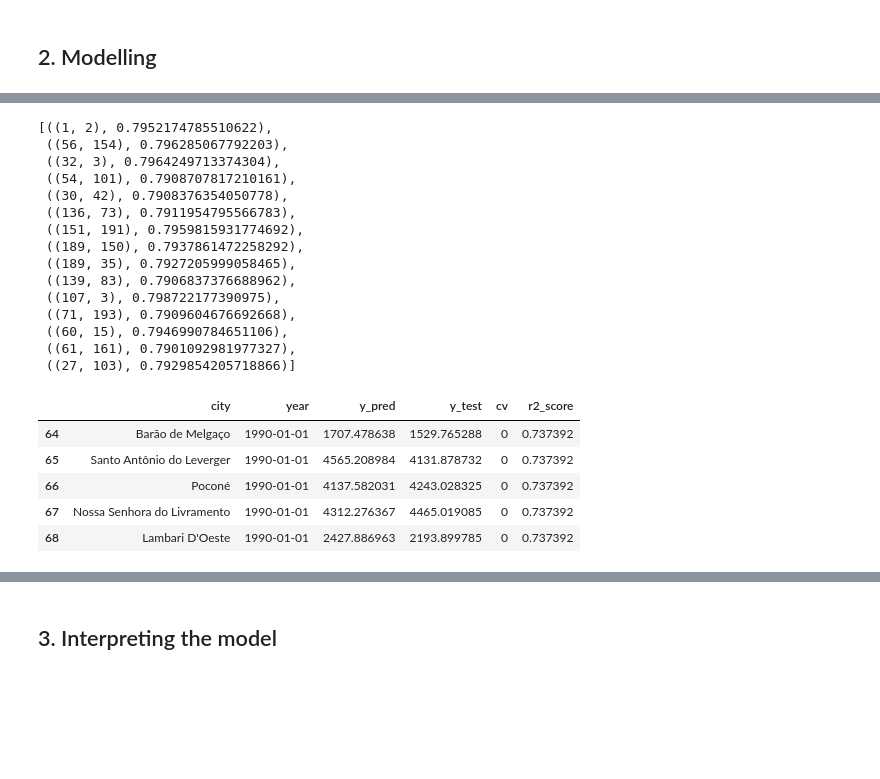
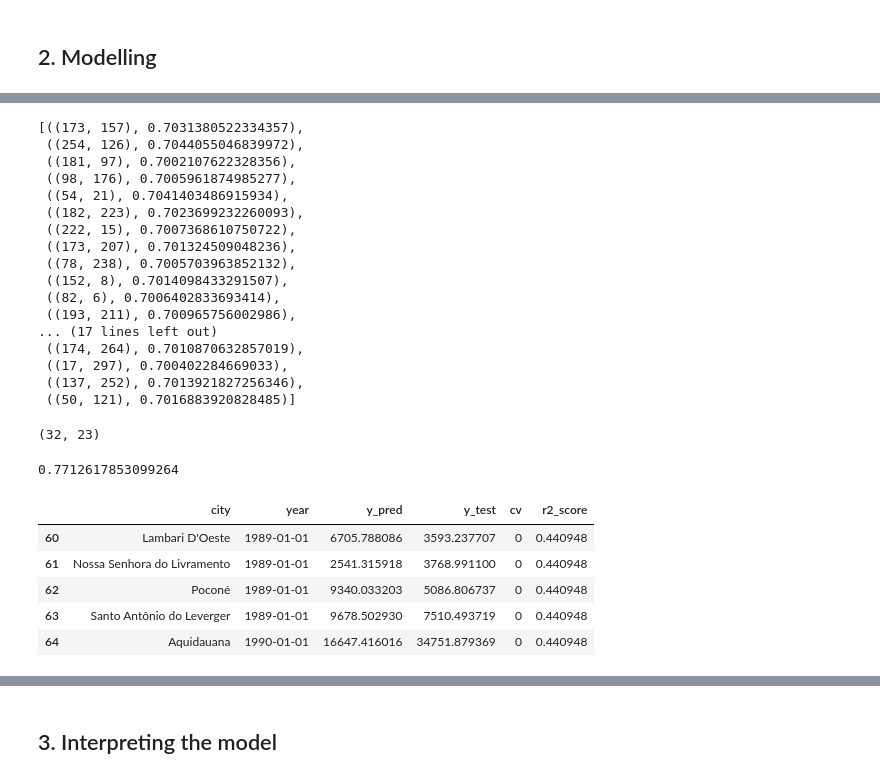
Before and after one commit to iglesiascaio/pantanal_deforestation, a Jupyter notebook: notebooks/model.ipynb, the cells around one changed output, grey strips where cells are left out. Saved outputs shown, nothing was run; the diff lists cells and outputs as text; code cells hidden in the pictures; blank space fills up the shorter version.

```diff
--- a/notebooks/model.ipynb
+++ b/notebooks/model.ipynb
@@ -322,4 +303,4 @@ df.T
 X = df.drop(columns=["deforestation_ha"])
 y = df["deforestation_ha"]
 # %%
-X = X.drop(columns=["city", "year"])
+X = X.drop(columns=["delta_ha", "delta_quantity_ton", "city", "year", "location_UF"])
@@ -327,7 +310,9 @@ X = X.drop(columns=["city", "year"])
 cat_vars_complete = [i for i in X .columns if X.dtypes[i] == 'object']
 num_vars_complete = [i for i in X.columns if X.dtypes[i] == 'float64' or X.dtypes[i] == 'int64']
 
-ignore_variables = [i for i in num_vars_complete if ("delta" in i or "law" in i or i in ["year"])]
+# ignore_variables = [i for i in num_vars_complete if ("delta" in i or "law" in i)]
+# X = X.drop(columns=ignore_variables)
+ignore_variables = []
 cat_vars = [element for element in cat_vars_complete if (element not in ignore_variables)]
 specific_vars = []
 num_vars = [element for element in num_vars_complete if (element != 'deforestation_ha' and element not in specific_vars + ignore_variables)]
@@ -416,7 +474,12 @@ def define_model(cv, type_model="rf", seed=1, random_state=2):
+# %%
+X = X[rel_cols]
 # %%
 from sklearn.model_selection import TimeSeriesSplit
-tscv = TimeSeriesSplit(n_splits=8)
+tscv = TimeSeriesSplit(n_splits=10)
 i = 0
+# seed = 159
+seed = 32
+random_state = 23
 # X = X.drop(columns=["year"])
 results_list = []
 for train_index, test_index in tscv.split(X):
@@ -429,8 +492,8 @@ for train_index, test_index in tscv.split(X):
     y_train, y_test = y.iloc[train_index], y.iloc[test_index]
 
     #define model
-    model_rf = define_model(tscv.split(X_train), type_model="rf")
-    model_xgb = define_model(tscv.split(X_train), type_model="xgb")
+    model_rf = define_model(tscv.split(X_train), type_model="rf", seed=seed, random_state=random_state)
+    model_xgb = define_model(tscv.split(X_train), type_model="xgb", seed=seed, random_state=random_state)
 
     #fit and predict values
     model_xgb.fit(X_train, y_train)
@@ -440,6 +503,9 @@ for train_index, test_index in tscv.split(X):
     result_dict["y_pred"] = y_pred
     result_dict["y_test"] = y_test
     result_dict["X_test"] = X_test
+    result_dict["r2_score"] = r2_score(y_test, y_pred)
+    result_dict["RMSE"] = mean_squared_error(y_test, y_pred, squared=False)
+    result_dict["MAE"] = mean_absolute_error(y_test, y_pred)
 
     results_list.append(result_dict)
 
@@ -448,6 +514,7 @@ for train_index, test_index in tscv.split(X):
     print(f"R2 Score: {r2_score(y_test, y_pred):.2%}")
     # print(f"RMSE: {np.sqrt(mean_squared_error(y_test, y_pred))}")
     print(f"R2 Score (Train): {r2_score(y_train, y_train_pred):.2%}")
-    print(f"Relative Error: {mean_squared_error(y_test, y_pred, squared=False)/np.mean(y_test):.2%}")
+    print(f"RMSE: {mean_squared_error(y_test, y_pred, squared=False)}")
+    print(f"MAE: {mean_absolute_error(y_test, y_pred)}")
 # %% [output]
 ********************SPLIT 1********************
@@ -519,18 +678,20 @@ max([i[-1] for i in results])
 # %%
-[i for i in results if i[-1] > 0.79]
+[i for i in results if i[-1] >= 0.70]
 # %% [output]
-[((1, 2), 0.7952174785510622),
- ((56, 154), 0.796285067792203),
- ((32, 3), 0.7964249713374304),
- ((54, 101), 0.7908707817210161),
- ((30, 42), 0.7908376354050778),
- ((136, 73), 0.7911954795566783),
- ((151, 191), 0.7959815931774692),
- ((189, 150), 0.7937861472258292),
- ((189, 35), 0.7927205999058465),
- ((139, 83), 0.7906837376688962),
- ((107, 3), 0.798722177390975),
- ((71, 193), 0.7909604676692668),
- ((60, 15), 0.7946990784651106),
- ((61, 161), 0.7901092981977327),
- ((27, 103), 0.7929854205718866)]
+[((173, 157), 0.7031380522334357),
+ ((254, 126), 0.7044055046839972),
+ ((181, 97), 0.7002107622328356),
+ ((98, 176), 0.7005961874985277),
+ ((54, 21), 0.7041403486915934),
+ ((182, 223), 0.7023699232260093),
+ ((222, 15), 0.7007368610750722),
+ ((173, 207), 0.701324509048236),
+ ((78, 238), 0.7005703963852132),
+ ((152, 8), 0.7014098433291507),
+ ((82, 6), 0.7006402833693414),
+ ((193, 211), 0.700965756002986),
+... (17 lines left out)
+ ((174, 264), 0.7010870632857019),
+ ((17, 297), 0.700402284669033),
+ ((137, 252), 0.7013921827256346),
+ ((50, 121), 0.7016883920828485)]
@@ -543,29 +698,37 @@ max([i[-1] for i in results])
+# %%
+(32, 23)
+# %% [output]
+(32, 23)
+# %%
+np.median([i["r2_score"] for i in results_list])
+# %% [output]
+0.7712617853099264
 # %%
 final_prediction_df = pd.DataFrame()
-for i in range(8):
+for i in range(10):
     y_pred = results_list[i]["y_pred"]
     y_test = results_list[i]["y_test"]
     X_test = results_list[i]["X_test"]
     # info_place_year_df = X_test.drop(columns=["city"]).join(df[["city", "year"]])[["city", "year"]]
     info_place_year_df = X_test.join(df[["city", "year"]])[["city", "year"]]
     plot_df = pd.DataFrame(
     {
         "city": info_place_year_df["city"],
         "year": info_place_year_df["year"],
         "y_pred": y_pred,
         "y_test": y_test,
         "cv": str(i),
         "r2_score": r2_score(y_test, y_pred)
     })
     final_prediction_df = pd.concat([final_prediction_df, plot_df])
 
 # final_prediction_df["r2_by_city"] = final_prediction_df.groupby("city").transform()
 final_prediction_df["year"] = pd.to_datetime(final_prediction_df["year"], format="%Y")
 final_prediction_df.head()
 # %% [output]
 |  | city | year | y_pred | y_test | cv | r2_score |
-| 64 | Barão de Melgaço | 1990-01-01 | 1707.478638 | 1529.765288 | 0 | 0.737392 |
-| 65 | Santo Antônio do Leverger | 1990-01-01 | 4565.208984 | 4131.878732 | 0 | 0.737392 |
-| 66 | Poconé | 1990-01-01 | 4137.582031 | 4243.028325 | 0 | 0.737392 |
-| 67 | Nossa Senhora do Livramento | 1990-01-01 | 4312.276367 | 4465.019085 | 0 | 0.737392 |
-| 68 | Lambari D'Oeste | 1990-01-01 | 2427.886963 | 2193.899785 | 0 | 0.737392 |
+| 60 | Lambari D'Oeste | 1989-01-01 | 6705.788086 | 3593.237707 | 0 | 0.440948 |
+| 61 | Nossa Senhora do Livramento | 1989-01-01 | 2541.315918 | 3768.991100 | 0 | 0.440948 |
+| 62 | Poconé | 1989-01-01 | 9340.033203 | 5086.806737 | 0 | 0.440948 |
+| 63 | Santo Antônio do Leverger | 1989-01-01 | 9678.502930 | 7510.493719 | 0 | 0.440948 |
+| 64 | Aquidauana | 1990-01-01 | 16647.416016 | 34751.879369 | 0 | 0.440948 |
```
Also changed, not shown: parts of 61 cells of this notebook, 4 other files.
